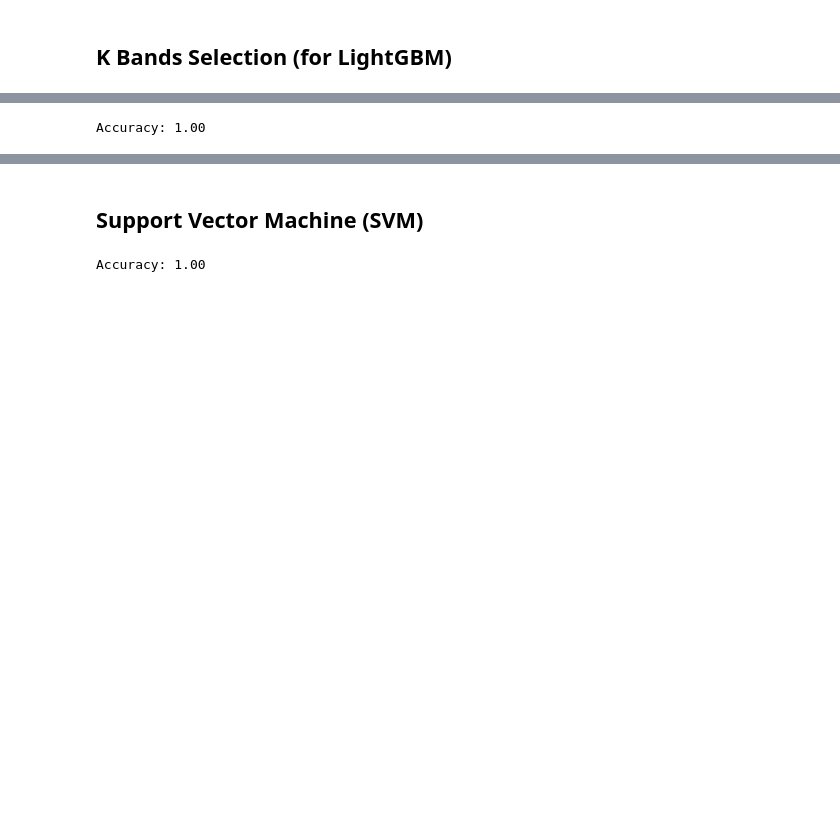
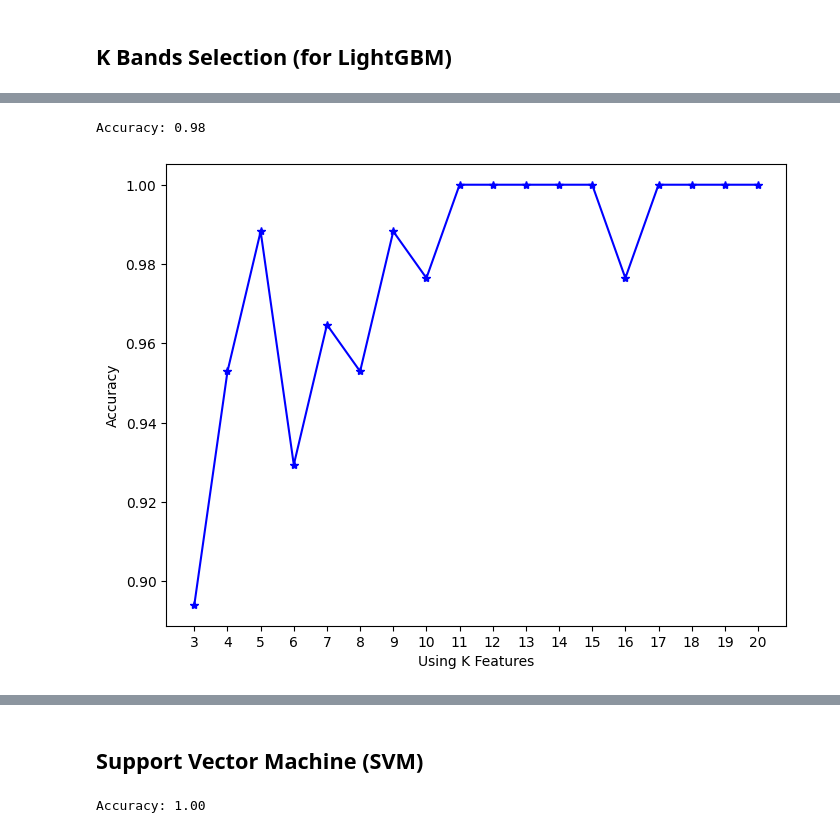
Before and after one commit to VanLinLin/Automated-Crop-Disease-Diagnosis-from-Hyperspectral-Imagery-3rd, a Jupyter notebook: ML_methods.ipynb, the cells around one changed output, grey strips where cells are left out. Drawn from its saved outputs; the diff is of its cells as text; code cells hidden in the pictures; blank space fills up the shorter version.

```diff
--- a/ML_methods.ipynb
+++ b/ML_methods.ipynb
@@ -187,7 +151,7 @@ print(gain_importance_df.sort_values(by='Gain', ascending=False))
 spec_data2 = []
 for data in dataloader:
     img, label = data
-    img = img.squeeze(0)
+    img = normHSI(img).squeeze(0)
     spec = []
     for i in gain_importance_df.sort_values(by='Gain', ascending=False)['Band No.'][:15]:
         mean = torch.mean(img[i,:,:])
@@ -210,18 +174,74 @@ params2 = {
     'metric': 'binary_logloss',
     'boosting': 'gbdt',
     'num_leaves': 30,
-    'learning_rate': 0.01,
+    'learning_rate': 0.015,
     'verbose': -1
 }
 
-model2 = lgb.train(params2, train_data2, valid_sets=[test_data2], num_boost_round=500)
+model2 = lgb.train(params2, train_data2, valid_sets=[test_data2], num_boost_round=300)
 
 y_pred2 = model2.predict(X_test2)
 y_pred_binary2 = [1 if x > 0.5 else 0 for x in y_pred2]
 accuracy2 = accuracy_score(y_test2, y_pred_binary2)
 print(f'Accuracy: {accuracy2:.2f}')
+
+output_csv(model2, 'lightgbm_specinfo_15bands', feature_selection=list(gain_importance_df.sort_values(by='Gain', ascending=False)['Band No.'][:15]))
 # %% [output]
-Accuracy: 1.00
+Accuracy: 0.98
+# %%
+def train_kfeas(k):
+    spec_data2 = []
+    for data in dataloader:
+        img, label = data
+        img = img.squeeze(0)
+        spec = []
+        for i in gain_importance_df.sort_values(by='Gain', ascending=False)['Band No.'][:k]:
+            mean = torch.mean(img[i,:,:])
+            spec.append(mean.item())
+        spec.append(label.item())
+        spec_data2.append(spec)
+
+    df2 = pd.DataFrame(spec_data2, columns=[*range(k), 'label'])
+
+    X2 = df2.drop('label', axis=1)
+    y2 = df2['label']
+
+    X_train2, X_test2, y_train2, y_test2 = train_test_split(X2, y2, test_size=0.05, random_state=810)
+
+    train_data2 = lgb.Dataset(X_train2, label=y_train2)
+    test_data2 = lgb.Dataset(X_test2, label=y_test2)
+
+    params2 = {
+        'objective': 'binary',
+        'metric': 'binary_logloss',
+        'boosting': 'gbdt',
+        'num_leaves': 30,
+        'learning_rate': 0.015,
+        'verbose': -1
+    }
+
+    model2 = lgb.train(params2, train_data2, valid_sets=[test_data2], num_boost_round=300)
+
+    y_pred2 = model2.predict(X_test2)
+    y_pred_binary2 = [1 if x > 0.5 else 0 for x in y_pred2]
+    accuracy2 = accuracy_score(y_test2, y_pred_binary2)
+
+    return accuracy2
+
+resultK = []
+resultAcc = []
+for k in range(3,21,1):
+    acc = train_kfeas(k)
+    resultK.append(k)
+    resultAcc.append(acc)
+plt.figure(figsize=(8,6))
+plt.plot(resultK, resultAcc, 'b*-')
+plt.xlabel('Using K Features')
+plt.ylabel('Accuracy')
+plt.xticks(resultK)
+plt.show()
+# %% [output]
+[figure, added]
 # %%
 from operator import add, neg
 from mpl_toolkits.axes_grid1.inset_locator import inset_axes
```
Also changed, not shown: parts of 14 cells of this notebook, 1 other file.
